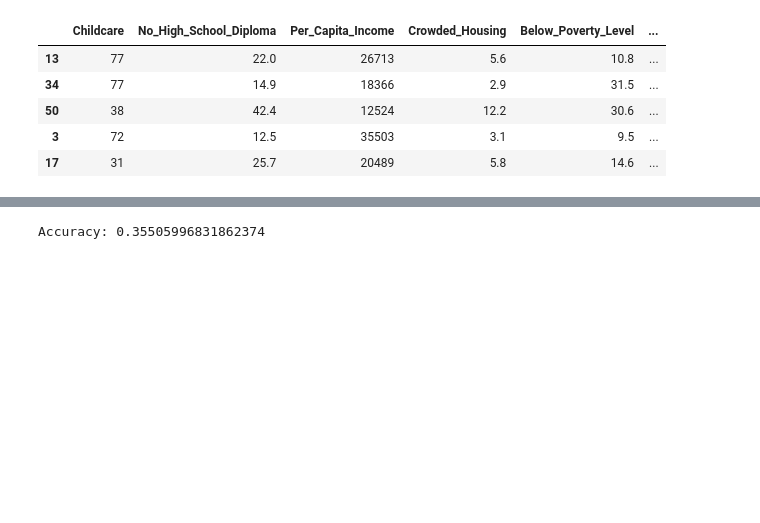
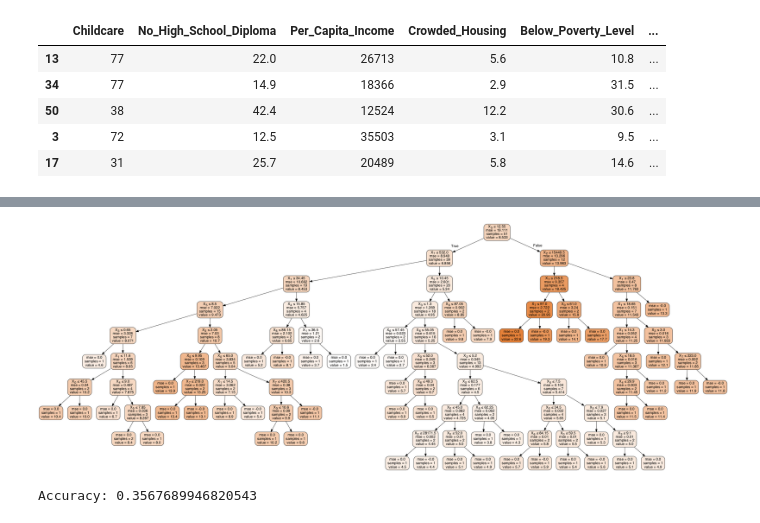
Before and after one commit to adithyansubramanian/Springboard_Capstone_project_1, a Jupyter notebook: Capstone_project_1_Machine_learning.ipynb, the cells around one changed output, grey strips where cells are left out. Cells and saved outputs as stored; diff of their text form; code cells hidden in the pictures; blank space fills up the shorter version.

```diff
--- a/Capstone_project_1_Machine_learning.ipynb
+++ b/Capstone_project_1_Machine_learning.ipynb
@@ -190,7 +214,7 @@ Accuracy: 0.7306159671362198
 # %%
 #for infant mortality
-clf = DecisionTreeRegressor()
+clf_IM = DecisionTreeRegressor()
 
-clf = clf.fit(IX_train, Iy_train)
-Ly_pred = clf.predict(IX_test)
+clf_IM = clf_IM.fit(IX_train, Iy_train)
+Ly_pred = clf_IM.predict(IX_test)
 # %%
@@ -200,2 +224,11 @@ Accuracy: 0.39866909934374284
+# %%
+dot_data = StringIO()
+export_graphviz(clf_IM, out_file=dot_data,
+                filled=True, rounded=True,
+                special_characters=True)
+graph = pydotplus.graph_from_dot_data(dot_data.getvalue())
+Image(graph.create_png())
+# %% [output]
+[figure, added]
 # %%
 from sklearn.ensemble import RandomForestRegressor
@@ -206,4 +239,4 @@ Ly_pred = clf.predict(IX_test)
 # %%
-print("Accuracy:",clf.score(IX_test, Iy_test))
+print("Accuracy:",clf_IMRF.score(IX_test, Iy_test))
 # %% [output]
-Accuracy: 0.35505996831862374
+Accuracy: 0.3567689946820543
```
Also changed, not shown: parts of 12 cells of this notebook.
